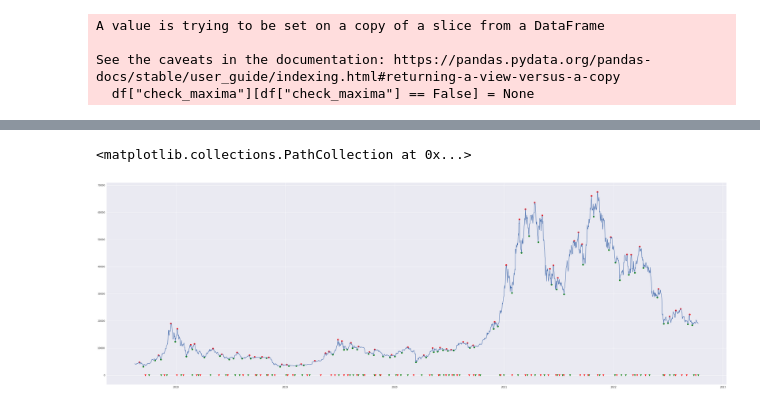
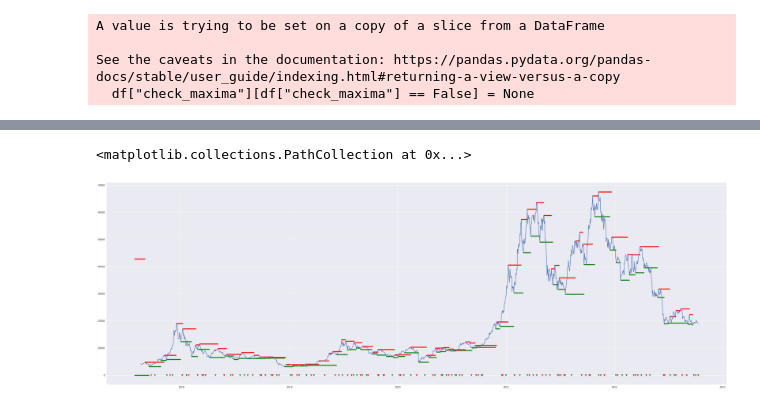
Before and after one commit to adevrent/freqtrade_custom_strats, a Jupyter notebook: python_concepts/pivot_points/pivots_pandas_version.ipynb, the cells around one changed output, grey strips where cells are left out. Drawn from its saved outputs; the diff is of its cells as text; code cells hidden in the pictures.

Commit message:
finalized native pandas pivots scripts

```diff
--- a/python_concepts/pivot_points/pivots_pandas_version.ipynb
+++ b/python_concepts/pivot_points/pivots_pandas_version.ipynb
@@ -92,3 +87,9 @@ A value is trying to be set on a copy of a slice from a DataFrame
 
 See the caveats in the documentation: https://pandas.pydata.org/pandas-docs/stable/user_guide/indexing.html#returning-a-view-versus-a-copy
   df["check_maxima"][df["check_maxima"] == False] = None
+# %%
+df["maxima"][0] = df["close"][0] * 10  # an arbitrarily large value assigned to first row (to make .fillna() function work.)
+df["minima"][0] = 0  # an arbitrarily small value assigned to first row (to make .fillna() function work.)
+
+df["maxima"] = df["maxima"].fillna(method = "ffill")  # Fill NaN with last value.
+df["minima"] = df["minima"].fillna(method = "ffill")  # Fill NaN with last value.
@@ -105,11 +122,11 @@ df.head()
 # %%
 plt.style.use("seaborn")
 plt.figure(figsize = [48, 16])
 plt.plot(df.index, df["close"])
 plt.scatter(df.index, df["check_minima"], c = "g", marker = "v")
 plt.scatter(df.index, df["check_maxima"], c = "r", marker = "v")
-plt.scatter(df.index.shift(periods = -pivot_range, freq = "D"), df["minima"], c = "g", marker = "o")
-plt.scatter(df.index.shift(periods = -pivot_range, freq = "D"), df["maxima"], c = "r", marker = "o")
+plt.scatter(df.index.shift(periods = -pivot_range, freq = "D"), df["minima"], c = "g", marker = ".")
+plt.scatter(df.index.shift(periods = -pivot_range, freq = "D"), df["maxima"], c = "r", marker = ".")
 # %% [output]
 <matplotlib.collections.PathCollection at 0x...>
-[figure, old version]
+[figure, new version]
```
Also changed, not shown: parts of 4 cells of this notebook, 1 other file.
